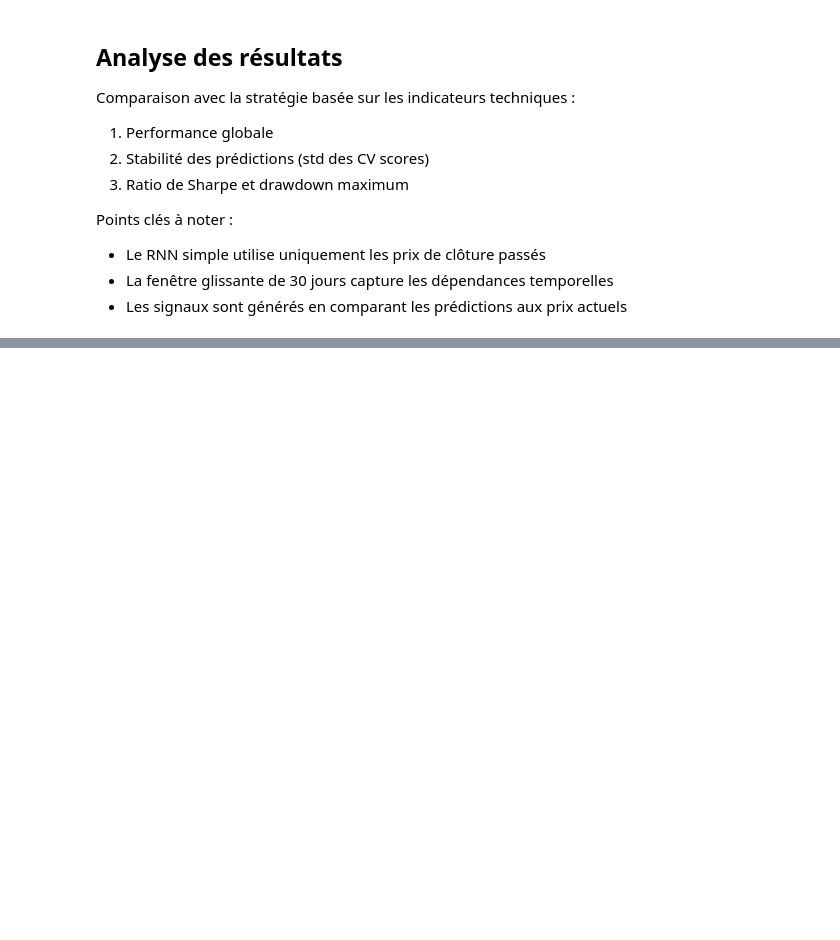
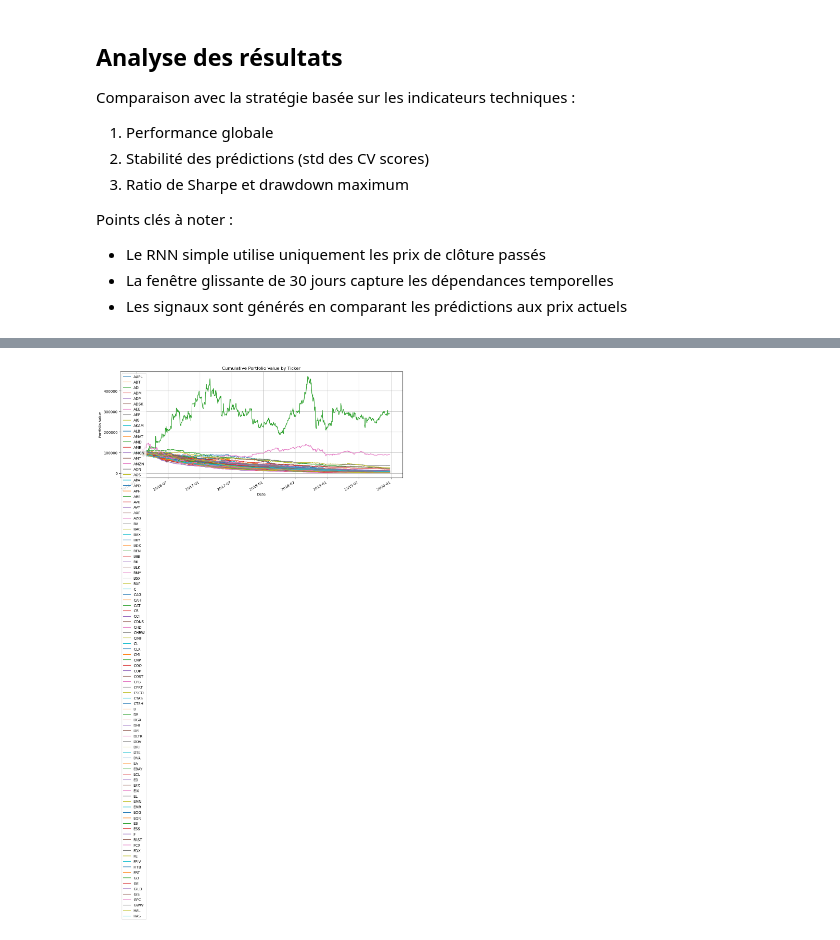
Before and after one commit to gpelleri/AMP_Algorithmic_Trading, a Jupyter notebook: notebooks/Strategy 5 - Simple RNN.ipynb, the cells around one changed output, grey strips where cells are left out. Saved outputs shown, nothing was run; the diff lists cells and outputs as text; code cells hidden in the pictures; blank space fills up the shorter version.

Commit message:
Run IS and OS backtest

```diff
--- a/notebooks/Strategy 5 - Simple RNN.ipynb
+++ b/notebooks/Strategy 5 - Simple RNN.ipynb
@@ -111,0 +136,33 @@ Points clés à noter :
+# %%
+for ticker in tickers:
+    try:
+        # Fetch data
+        full_data_handler = DataHandler(ticker=ticker, start_date='2010-01-01', end_date=out_sample_end)
+        full_data = full_data_handler.fetch_data()
+
+        # Split data
+        in_sample_data = full_data[full_data.index <= in_sample_end]
+        out_sample_data = full_data[(full_data.index >= out_sample_start) & (full_data.index <= out_sample_end)]
+
+        if len(in_sample_data) < 100 or len(out_sample_data) < 100:
+            print(f"Skipping {ticker} due to insufficient data.")
+            continue
+
+        # Train RNN strategy on in-sample
+        rnn_strategy = SimpleRNNStrategy(lookback=30, n_splits=5, epochs=30)
+        rnn_strategy.fit(in_sample_data)
+
+        # Backtest on out-of-sample
+        backtest = Backtest(out_sample_data, rnn_strategy, initial_cash=initial_cash, plot_results=False)
+        metrics = backtest.run()
+        portfolio_series = backtest.get_portfolio_value_series()
+
+        # Append results
+        performance_summary.append({
+            'Ticker': ticker,
+            **metrics
+        })
+        portfolio_series_list.append(portfolio_series.rename(ticker))
+
+    except Exception as e:
+        print(f"Error processing {ticker}: {e}")
@@ -111,0 +236,9 @@ Points clés à noter :
+# %%
+cumulative_df = pd.concat(portfolio_series_list, axis=1)
+cumulative_df.plot(figsize=(14, 6), title='Cumulative Portfolio Value by Ticker')
+plt.xlabel("Date")
+plt.ylabel("Portfolio Value")
+plt.grid(True)
+plt.show()
+# %% [output]
+[figure, added]
```
Also changed, not shown: parts of 11 cells of this notebook, 6 other files.
